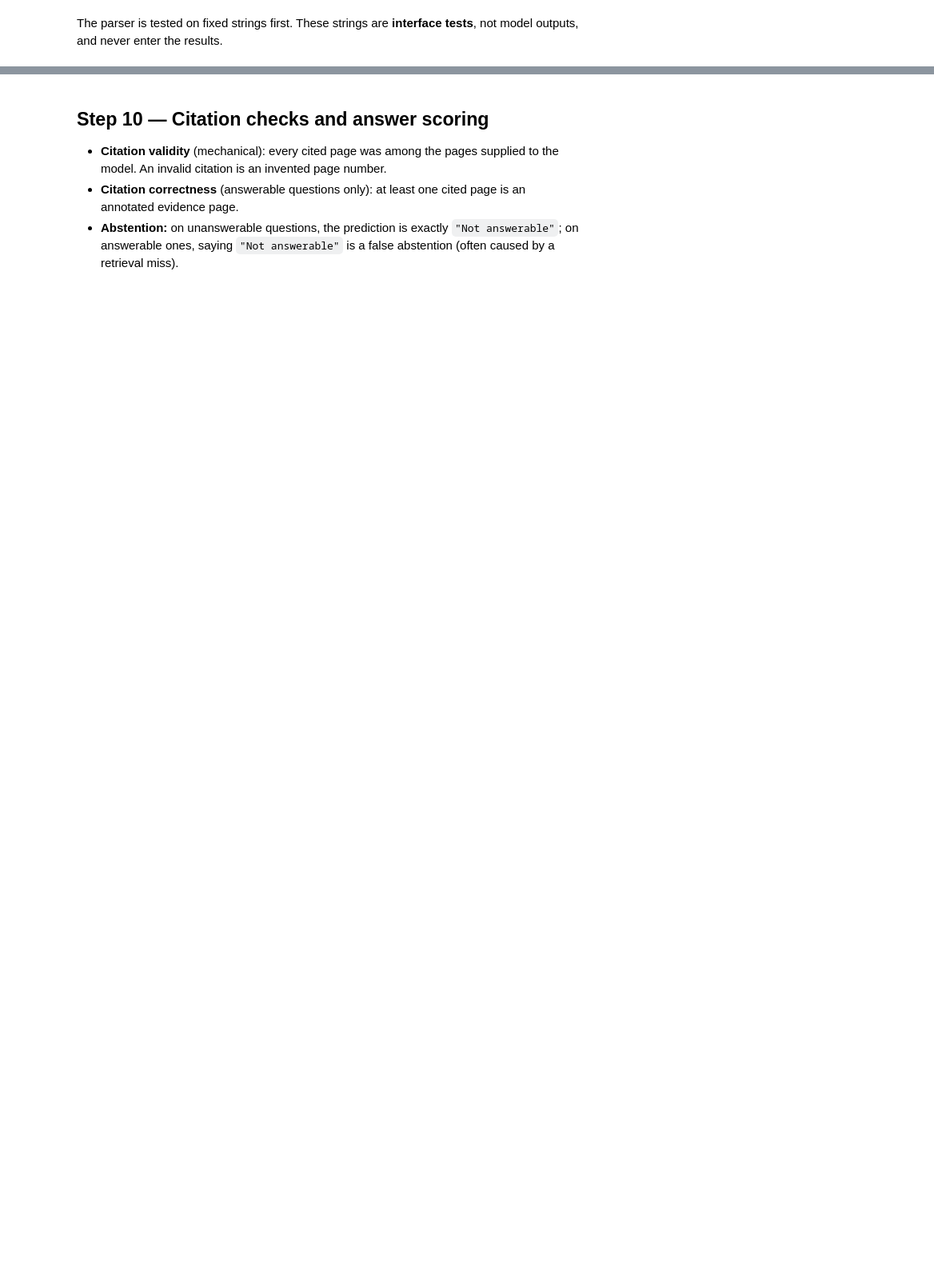
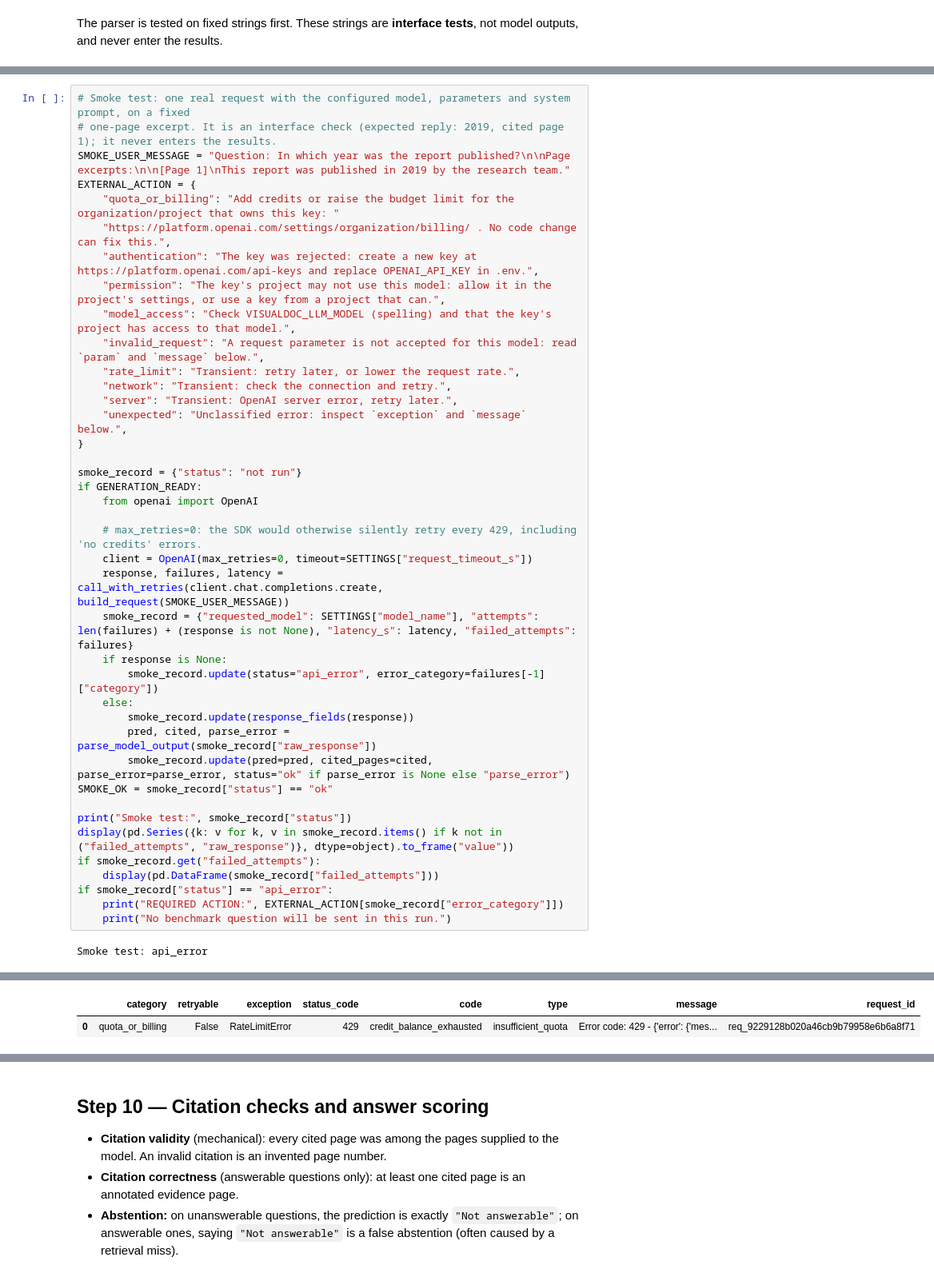
Before and after one commit to ROUSenghak/Multimodal-Document-Intelligence, a Jupyter notebook: notebooks/project/14_mmlongbench_doc_benchmark.ipynb, the cells around one changed output, grey strips where cells are left out. Shown at 80% size. Drawn from its saved outputs; the diff is of its cells as text; blank space fills up the shorter version.

```diff
--- a/notebooks/project/14_mmlongbench_doc_benchmark.ipynb
+++ b/notebooks/project/14_mmlongbench_doc_benchmark.ipynb
@@ -1208,0 +1557,42 @@ Parser interface checks passed.
+# %%
+# Smoke test: one real request with the configured model, parameters and system prompt, on a fixed
+# one-page excerpt. It is an interface check (expected reply: 2019, cited page 1); it never enters the results.
+SMOKE_USER_MESSAGE = "Question: In which year was the report published?\n\nPage excerpts:\n\n[Page 1]\nThis report was published in 2019 by the research team."
+EXTERNAL_ACTION = {
+    "quota_or_billing": "Add credits or raise the budget limit for the organization/project that owns this key: "
+    "https://platform.openai.com/settings/organization/billing/ . No code change can fix this.",
+    "authentication": "The key was rejected: create a new key at https://platform.openai.com/api-keys and replace OPENAI_API_KEY in .env.",
+    "permission": "The key's project may not use this model: allow it in the project's settings, or use a key from a project that can.",
+    "model_access": "Check VISUALDOC_LLM_MODEL (spelling) and that the key's project has access to that model.",
+    "invalid_request": "A request parameter is not accepted for this model: read `param` and `message` below.",
+    "rate_limit": "Transient: retry later, or lower the request rate.",
+    "network": "Transient: check the connection and retry.",
+    "server": "Transient: OpenAI server error, retry later.",
+    "unexpected": "Unclassified error: inspect `exception` and `message` below.",
+}
+
+smoke_record = {"status": "not run"}
+if GENERATION_READY:
+    from openai import OpenAI
+
+    # max_retries=0: the SDK would otherwise silently retry every 429, including 'no credits' errors.
+    client = OpenAI(max_retries=0, timeout=SETTINGS["request_timeout_s"])
+    response, failures, latency = call_with_retries(client.chat.completions.create, build_request(SMOKE_USER_MESSAGE))
+    smoke_record = {"requested_model": SETTINGS["model_name"], "attempts": len(failures) + (response is not None), "latency_s": latency, "failed_attempts": failures}
+    if response is None:
+        smoke_record.update(status="api_error", error_category=failures[-1]["category"])
+    else:
+        smoke_record.update(response_fields(response))
+        pred, cited, parse_error = parse_model_output(smoke_record["raw_response"])
+        smoke_record.update(pred=pred, cited_pages=cited, parse_error=parse_error, status="ok" if parse_error is None else "parse_error")
+SMOKE_OK = smoke_record["status"] == "ok"
+
+print("Smoke test:", smoke_record["status"])
+display(pd.Series({k: v for k, v in smoke_record.items() if k not in ("failed_attempts", "raw_response")}, dtype=object).to_frame("value"))
+if smoke_record.get("failed_attempts"):
+    display(pd.DataFrame(smoke_record["failed_attempts"]))
+if smoke_record["status"] == "api_error":
+    print("REQUIRED ACTION:", EXTERNAL_ACTION[smoke_record["error_category"]])
+    print("No benchmark question will be sent in this run.")
+# %% [output]
+Smoke test: api_error
@@ -1208,0 +1605,2 @@ Parser interface checks passed.
+|  | category | retryable | exception | status_code | code | type | message | request_id |
+| 0 | quota_or_billing | False | RateLimitError | 429 | credit_balance_exhausted | insufficient_quota | Error code: 429 - {'error': {'mes... | req_9229128b020a46cb9b79958e6b6a8f71 |
```
Also changed, not shown: parts of 21 cells of this notebook.
